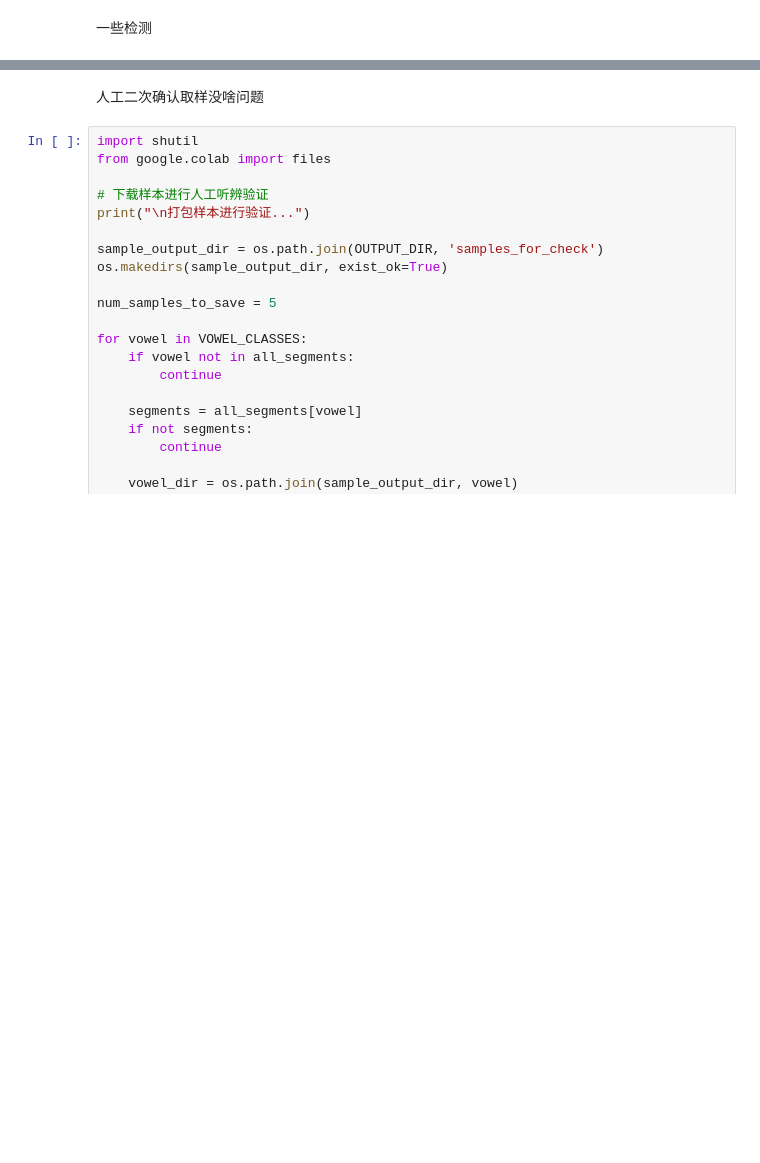
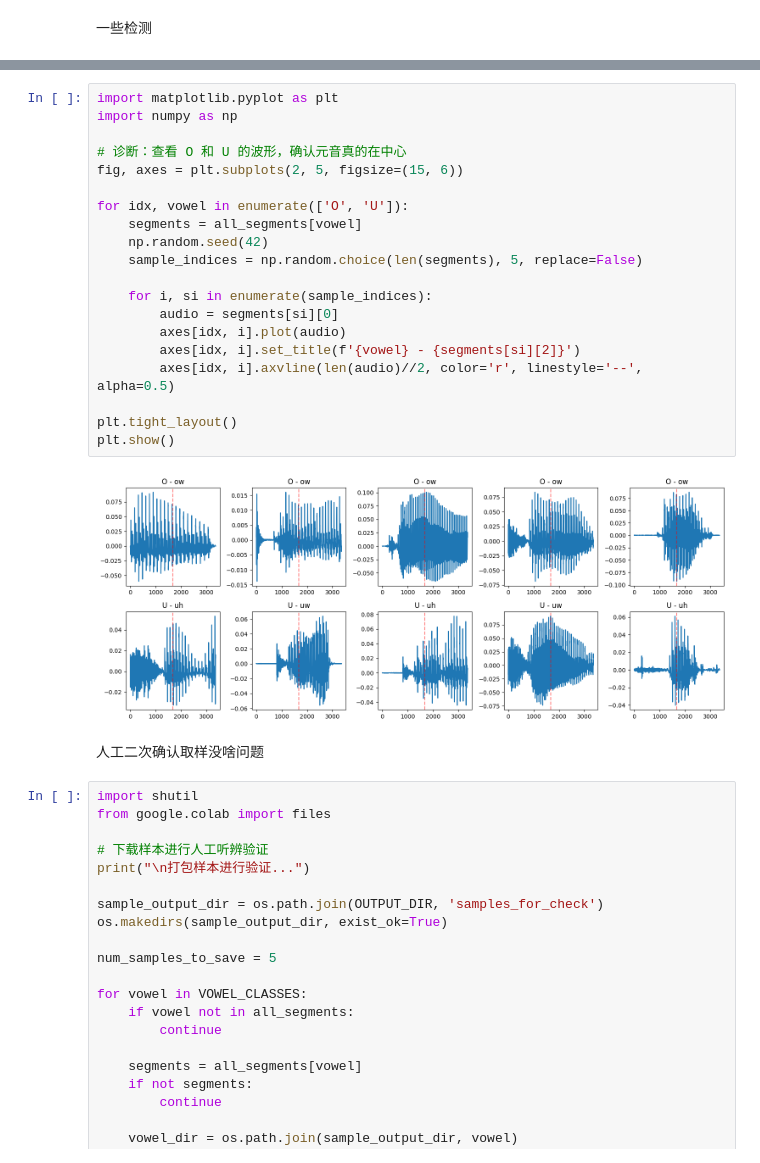
Before and after one commit to Laurence-042/oral-oiiaioiiiai, a Jupyter notebook: model/Vowel_CNN_Training.ipynb, the cells around one changed output, grey strips where cells are left out. Cells and saved outputs as stored; diff of their text form; blank space fills up the shorter version.

```diff
--- a/model/Vowel_CNN_Training.ipynb
+++ b/model/Vowel_CNN_Training.ipynb
@@ -846,3 +885,25 @@ formant_data = analyze_vowel_formants(all_segments, sample_size=300)
+# %%
+import matplotlib.pyplot as plt
+import numpy as np
+
+# 诊断：查看 O 和 U 的波形，确认元音真的在中心
+fig, axes = plt.subplots(2, 5, figsize=(15, 6))
+
+for idx, vowel in enumerate(['O', 'U']):
+    segments = all_segments[vowel]
+    np.random.seed(42)
+    sample_indices = np.random.choice(len(segments), 5, replace=False)
+
+    for i, si in enumerate(sample_indices):
+        audio = segments[si][0]
+        axes[idx, i].plot(audio)
+        axes[idx, i].set_title(f'{vowel} - {segments[si][2]}')
+        axes[idx, i].axvline(len(audio)//2, color='r', linestyle='--', alpha=0.5)
+
+plt.tight_layout()
+plt.show()
+# %% [output]
+[figure, added]
 # %% [markdown]
 人工二次确认取样没啥问题
 # %%
```
Also changed, not shown: parts of 19 cells of this notebook, 2 other files.
